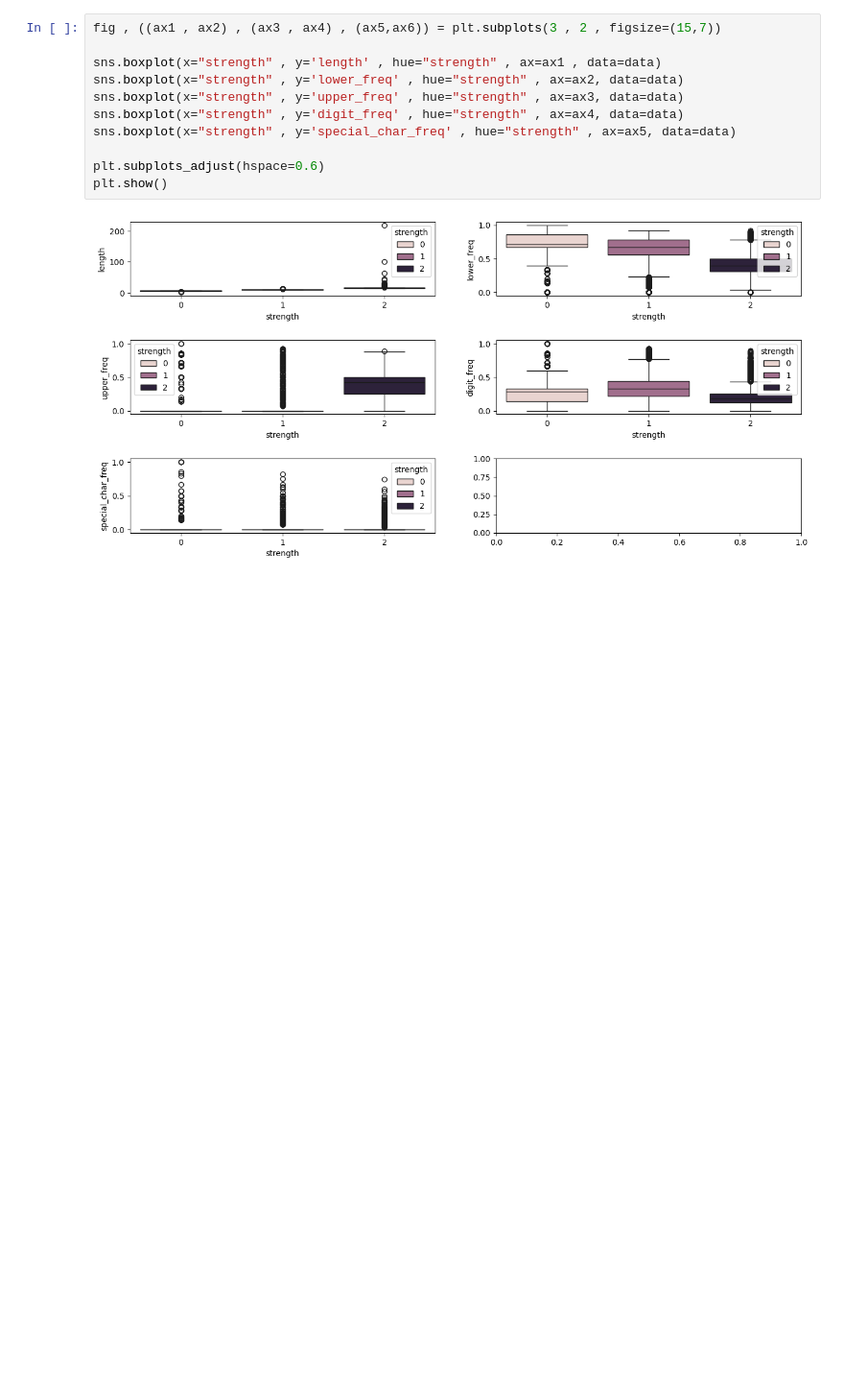
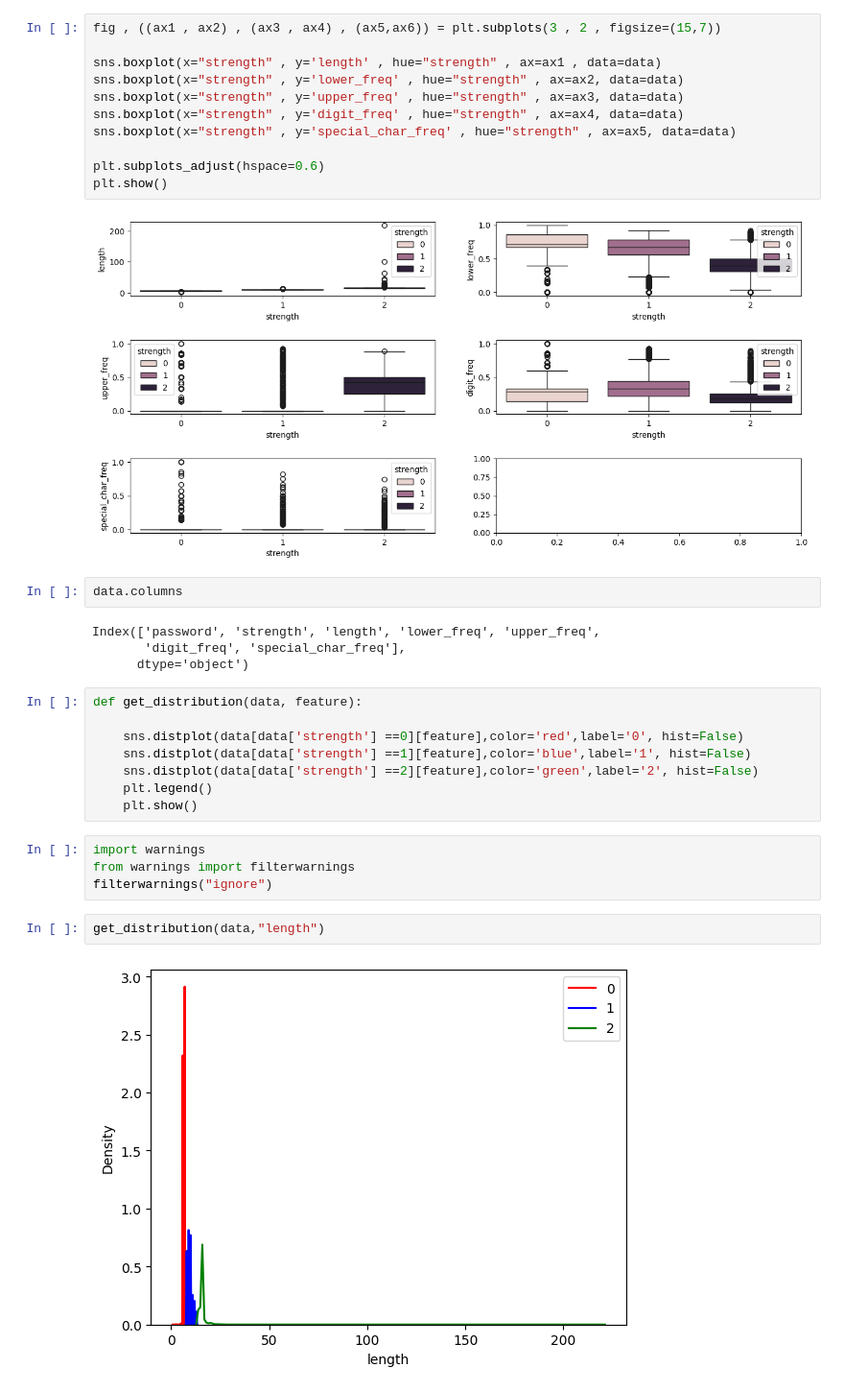
Before and after one commit to VelvetDragon/Password-Strength-Prediction-using-NLP, a Jupyter notebook: Password Strength Prediction using NLP.ipynb, the cells around one changed output. Shown at 96% size. Drawn from its saved outputs; the diff is of its cells as text; blank space fills up the shorter version.

```diff
--- a/Password Strength Prediction using NLP.ipynb
+++ b/Password Strength Prediction using NLP.ipynb
@@ -393,3 +404,25 @@ plt.subplots_adjust(hspace=0.6)
 plt.show()
 # %% [output]
 [figure]
+# %%
+data.columns
+# %% [output]
+Index(['password', 'strength', 'length', 'lower_freq', 'upper_freq',
+       'digit_freq', 'special_char_freq'],
+      dtype='object')
+# %%
+def get_distribution(data, feature):
+
+    sns.distplot(data[data['strength'] ==0][feature],color='red',label='0', hist=False)
+    sns.distplot(data[data['strength'] ==1][feature],color='blue',label='1', hist=False)
+    sns.distplot(data[data['strength'] ==2][feature],color='green',label='2', hist=False)
+    plt.legend()
+    plt.show()
+# %%
+import warnings
+from warnings import filterwarnings
+filterwarnings("ignore")
+# %%
+get_distribution(data,"length")
+# %% [output]
+[figure, added]
```
Also changed, not shown: parts of 54 cells of this notebook.
